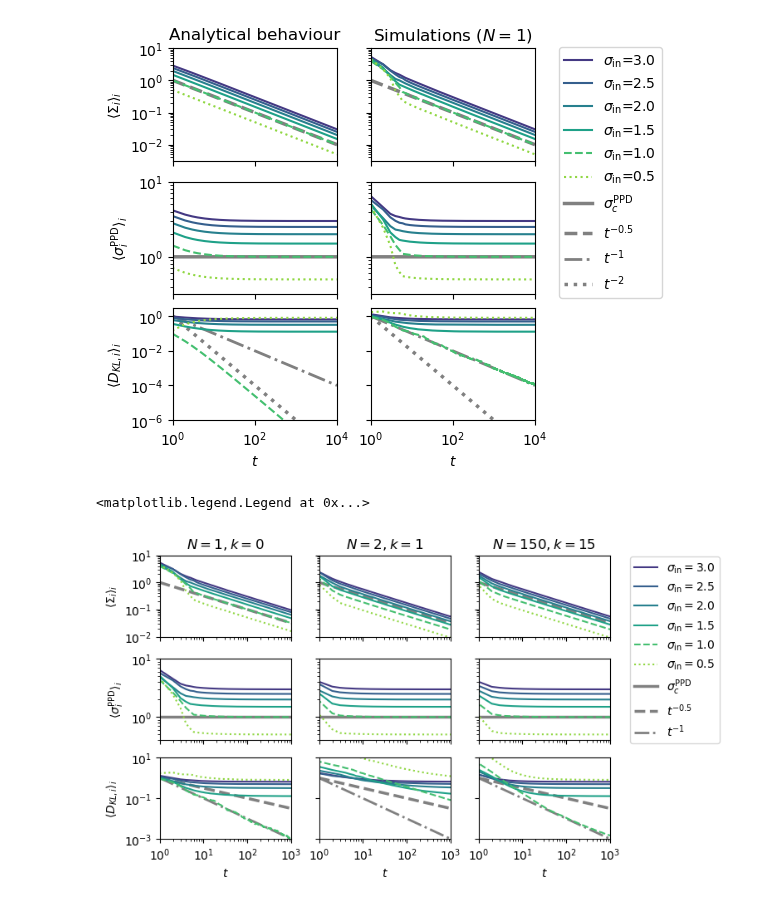
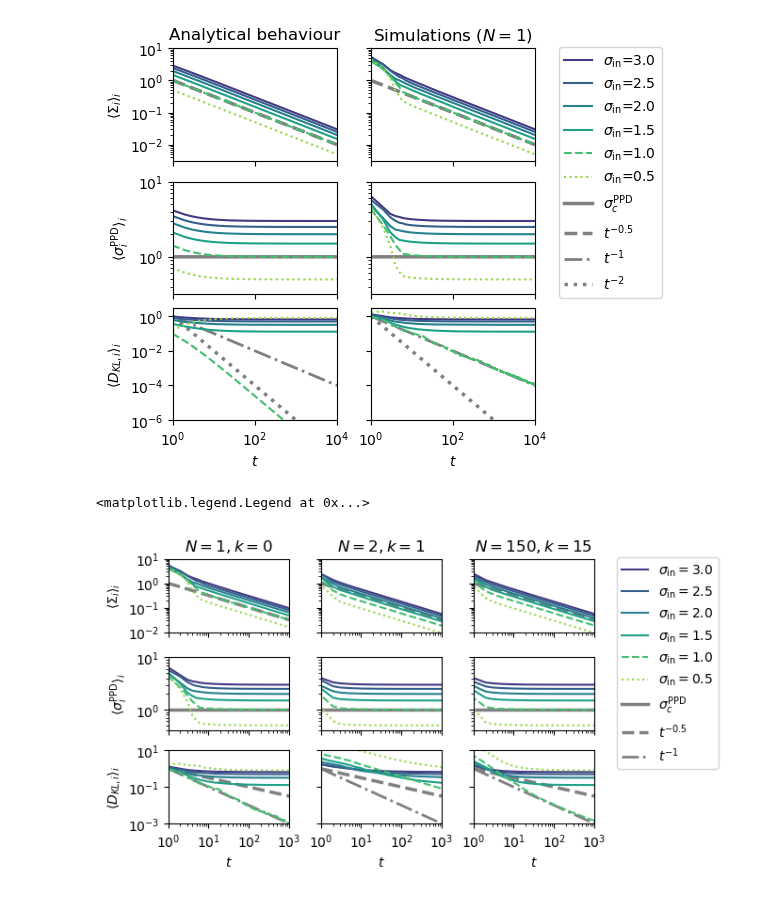
Before and after one commit to Priesemann-Group/neuro_op, a Jupyter notebook: notebooks/@MA1-First-Builder_N1.ipynb, the cells around one changed output. Saved outputs shown, nothing was run; the diff lists cells and outputs as text; code cells hidden in the pictures.

```diff
--- a/notebooks/@MA1-First-Builder_N1.ipynb
+++ b/notebooks/@MA1-First-Builder_N1.ipynb
@@ -459,7 +459,7 @@ run_arr = np.arange(7)
 # Figure set-up...
 x = 3
 y = 3
-c = 1.4
+c = 1.2
 fig, ax = plt.subplots(y, x, figsize=(1.5 * c * x, 1 * c * y))
 colors = nop.get_colorcycle(N_colors=len(sd_arr))
 for i, j in itertools.product(np.arange(y), np.arange(x)):
@@ -648,33 +648,33 @@ for sd_llf in sd_arr:
         .mean(dim="run"),
         label="",
         ls=get_ls(sd_llf),
     )
 
 # Labelling & stuffs...
 j = 0
 ax[0, j].set_title("$N=1, k=0$")
 j = 1
 ax[0, j].set_title("$N=2, k=1$")
 j = 2
 ax[0, j].set_title("$N=150, k=15$")
 for j in range(x):
     ax[0, j].set_ylim(10**-2, 10**1)
     ax[1, j].set_ylim(10**-0.4, 10**1)
     ax[2, j].set_ylim(10**-3, 10**1)
     ax[y - 1, j].set_xlabel("$t$")
     ax[0, j].xaxis.set_tick_params(labelbottom=False)
     ax[1, j].xaxis.set_tick_params(labelbottom=False)
     if j != 0:
         for i in range(y):
             ax[i, j].yaxis.set_tick_params(labelleft=False)
 
 fig.legend(
     handles=lines + [line0, line05, line1],
     bbox_to_anchor=(1, 0.95),
     loc=2,
 )
 # %% [output]
 <matplotlib.legend.Legend at 0x...>
-[figure, old version]
+[figure, new version]
 # %%
 fig.savefig("./fig/@MA1-0N1N2.pdf")
```
Also changed, not shown: 1 other file.
